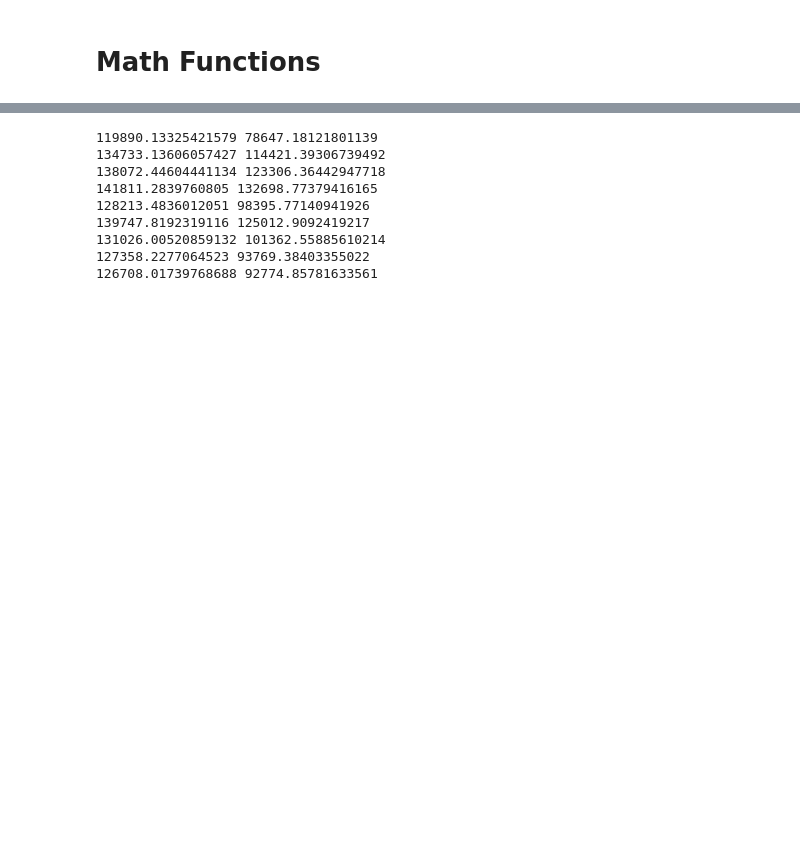
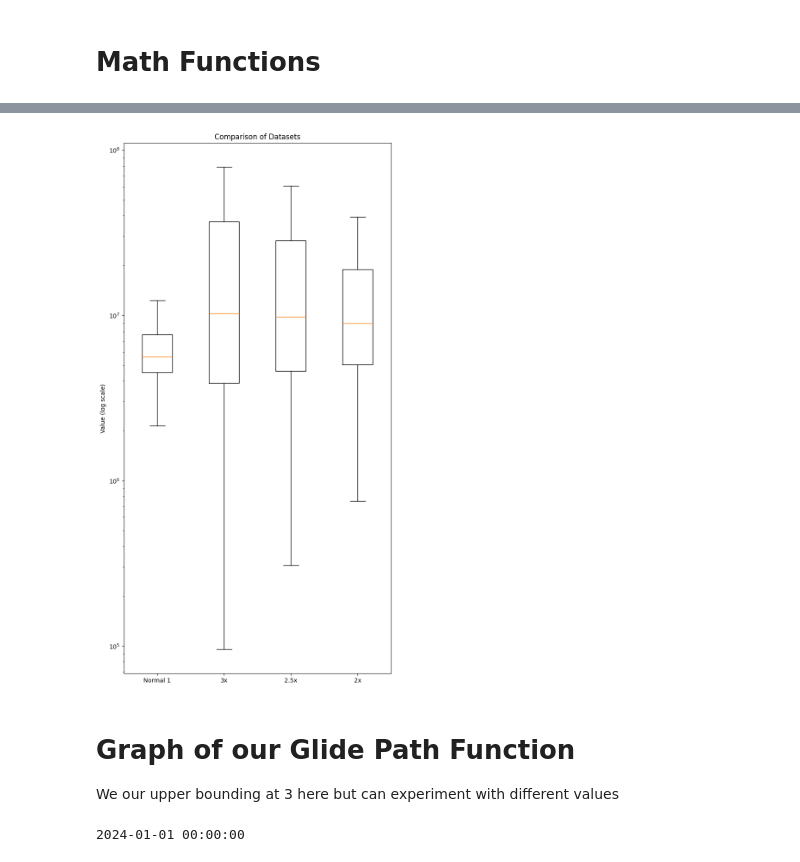
Before and after one commit to alanzhang25/personal-finance, a Jupyter notebook: futures_calc.ipynb, the cells around one changed output, grey strips where cells are left out. Saved outputs shown, nothing was run; the diff lists cells and outputs as text; code cells hidden in the pictures; blank space fills up the shorter version.

Commit message:
added glide path and contributions

```diff
--- a/futures_calc.ipynb
+++ b/futures_calc.ipynb
@@ -22,6 +24,14 @@ df = pd.read_excel(excel_file_path, sheet_name='Data', usecols='A,J')
 df = df.iloc[7:]
 df = df.reset_index(drop=True)
 df.columns = ['Date', 'Price']
+
+def correct_date_string_specific(date_str):
+    parts = str(date_str).split('.')
+    if len(parts) == 2 and parts[1] == '1':
+        parts[1] = '10'
+    return '.'.join(parts)
+
+df['Date'] = df['Date'].apply(correct_date_string_specific)
 df['Date'] = pd.to_datetime(df['Date'], format='%Y.%m')
 df['Year'] = df['Date'].dt.year
 # %%
@@ -38,19 +64,16 @@ def filter_dataframe_by_date (df, start_date=datetime(1500, 1, 1), end_date=date
 
     return filtered_df.reset_index(drop=True)
 
-def add_percent_change (df):
-    df = df.copy()
-    diff = df['Price'].pct_change(fill_method=None)
-    df["Percent Change"] = diff
-    return df
-
-
-def calculate_growth (df, start_amount):
+def compare_growth_of_diff_leverages (df, start_amount, contributions=5000):
     df.loc[0, "Total Normal Amount"] = start_amount
-    df.loc[0, "Total Leveraged Amount"] = start_amount
+    df.loc[0, "Total 3x Leveraged Amount"] = start_amount
+    df.loc[0, "Total 2.5x Leveraged Amount"] = start_amount
+    df.loc[0, "Total 2x Leveraged Amount"] = start_amount
     for i in range(1, len(df)):
         percent_change = df.loc[i, "Percent Change"]
         interest_change  = df.loc[i, "Interest"]
-        df.loc[i, 'Total Normal Amount'] = df.loc[i - 1, 'Total Normal Amount'] * (1 + percent_change)
-        df.loc[i, 'Total Leveraged Amount'] = df.loc[i - 1, 'Total Leveraged Amount'] * (1 + ((3 * percent_change) - (2 * interest_change)))
+        df.loc[i, 'Total Normal Amount'] = df.loc[i - 1, 'Total Normal Amount'] * (1 + percent_change) + contributions
+        df.loc[i, 'Total 3x Leveraged Amount'] = df.loc[i - 1, 'Total 3x Leveraged Amount'] * (1 + ((3 * percent_change) - (2 * interest_change))) + contributions
+        df.loc[i, 'Total 2.5x Leveraged Amount'] = df.loc[i - 1, 'Total 2.5x Leveraged Amount'] * (1 + ((2.5 * percent_change) - (1.5 * interest_change))) + contributions
+        df.loc[i, 'Total 2x Leveraged Amount'] = df.loc[i - 1, 'Total 2x Leveraged Amount'] * (1 + ((2 * percent_change) - (1 * interest_change))) + contributions
     return df
@@ -124,0 +133,2 @@ price_diff.head()
+# %%
+normal_list, leverage3x_list, leverage25x_list, leverage2x_list  = calculate_diff_leverages_growth(df, 6, 10000)
@@ -124,0 +137,7 @@ price_diff.head()
+# %%
+s_normal = pd.Series(normal_list)
+s_leverage3x = pd.Series(leverage3x_list)
+s_leverage25x = pd.Series(leverage25x_list)
+s_leverage2x = pd.Series(leverage2x_list)
+print(s_normal.describe())
+print(s_leverage3x.describe())
@@ -124,0 +163,11 @@ price_diff.head()
+# %%
+# Plotting side-by-side boxplots
+plt.figure(figsize=(8, 16))
+plt.boxplot([s_normal, s_leverage3x, s_leverage25x, s_leverage2x], positions=[1, 2, 3, 4], showfliers=False)
+plt.yscale('log')  # Using a logarithmic scale
+plt.xticks([1, 2, 3, 4], ['Normal 1', '3x', '2.5x', '2x'])
+plt.title('Comparison of Datasets')
+plt.ylabel('Value (log scale)')
+plt.show()
+# %% [output]
+[figure, added]
@@ -124,0 +217,4 @@ price_diff.head()
+# %% [markdown]
+# Graph of our Glide Path Function
+
+We our upper bounding at 3 here but can experiment with different values
@@ -125,12 +236,4 @@ price_diff.head()
 # %%
-normal_list, leverage_list = calculate_30_year_end_amount(df)
+normal_list, leverage_list = calculate_30_year_end_amount_with_glide_path(df)
 # %% [output]
-119890.13325421579 78647.18121801139
-134733.13606057427 114421.39306739492
-138072.44604441134 123306.36442947718
-141811.2839760805 132698.77379416165
-128213.4836012051 98395.77140941926
-139747.8192319116 125012.9092419217
-131026.00520859132 101362.55885610214
-127358.2277064523 93769.38403355022
-126708.01739768688 92774.85781633561
+2024-01-01 00:00:00
```
Also changed, not shown: parts of 17 cells of this notebook.
